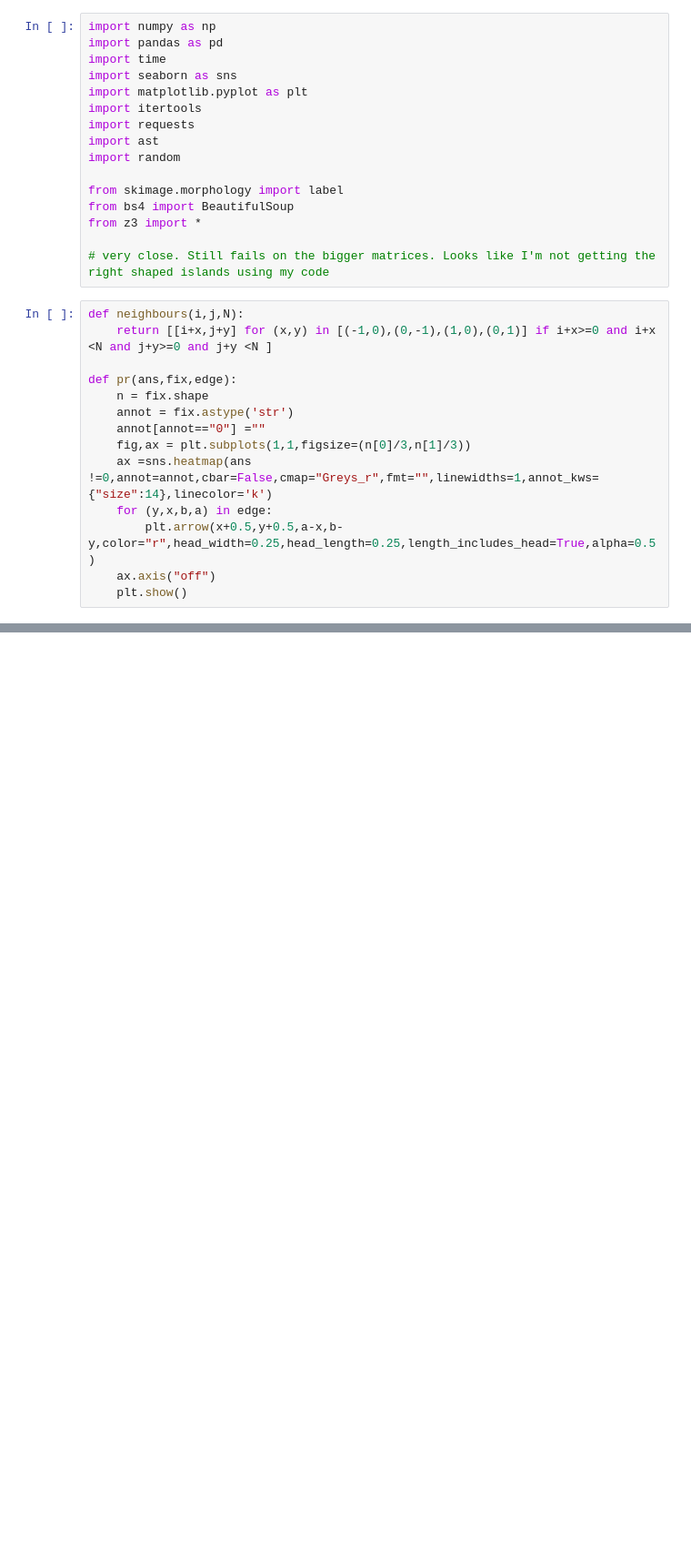
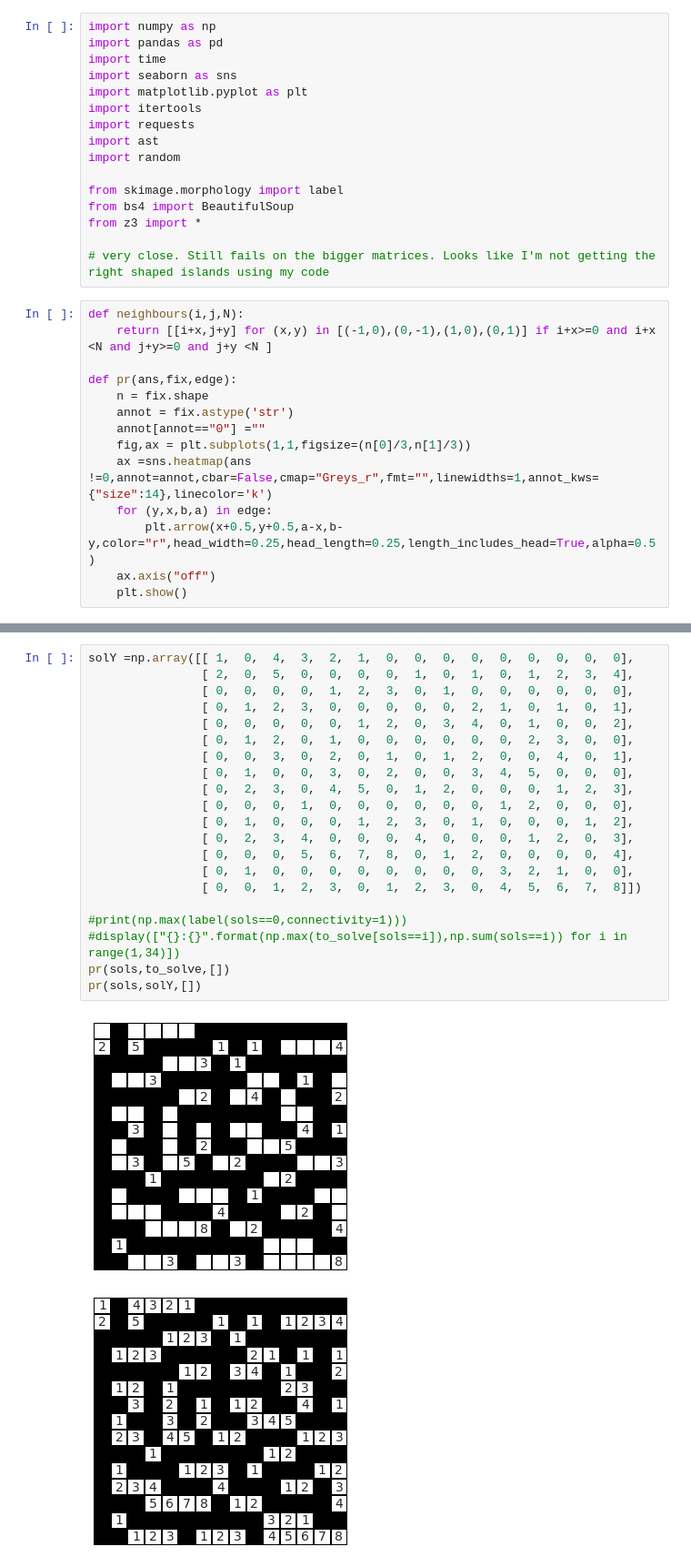
Before and after one commit to gowen100/Public-Code, a Jupyter notebook: Nurikabe.ipynb, the cells around one changed output, grey strips where cells are left out. Shown at 91% size. Cells and saved outputs as stored; diff of their text form; blank space fills up the shorter version.

```diff
--- a/Nurikabe.ipynb
+++ b/Nurikabe.ipynb
@@ -274,0 +285,24 @@ IndexError: list index out of range
+# %%
+solY =np.array([[ 1,  0,  4,  3,  2,  1,  0,  0,  0,  0,  0,  0,  0,  0,  0],
+                [ 2,  0,  5,  0,  0,  0,  0,  1,  0,  1,  0,  1,  2,  3,  4],
+                [ 0,  0,  0,  0,  1,  2,  3,  0,  1,  0,  0,  0,  0,  0,  0],
+                [ 0,  1,  2,  3,  0,  0,  0,  0,  0,  2,  1,  0,  1,  0,  1],
+                [ 0,  0,  0,  0,  0,  1,  2,  0,  3,  4,  0,  1,  0,  0,  2],
+                [ 0,  1,  2,  0,  1,  0,  0,  0,  0,  0,  0,  2,  3,  0,  0],
+                [ 0,  0,  3,  0,  2,  0,  1,  0,  1,  2,  0,  0,  4,  0,  1],
+                [ 0,  1,  0,  0,  3,  0,  2,  0,  0,  3,  4,  5,  0,  0,  0],
+                [ 0,  2,  3,  0,  4,  5,  0,  1,  2,  0,  0,  0,  1,  2,  3],
+                [ 0,  0,  0,  1,  0,  0,  0,  0,  0,  0,  1,  2,  0,  0,  0],
+                [ 0,  1,  0,  0,  0,  1,  2,  3,  0,  1,  0,  0,  0,  1,  2],
+                [ 0,  2,  3,  4,  0,  0,  0,  4,  0,  0,  0,  1,  2,  0,  3],
+                [ 0,  0,  0,  5,  6,  7,  8,  0,  1,  2,  0,  0,  0,  0,  4],
+                [ 0,  1,  0,  0,  0,  0,  0,  0,  0,  0,  3,  2,  1,  0,  0],
+                [ 0,  0,  1,  2,  3,  0,  1,  2,  3,  0,  4,  5,  6,  7,  8]])
+
+#print(np.max(label(sols==0,connectivity=1)))
+#display(["{}:{}".format(np.max(to_solve[sols==i]),np.sum(sols==i)) for i in range(1,34)])
+pr(sols,to_solve,[])
+pr(sols,solY,[])
+# %% [output]
+[figure, added]
+[figure, added]
```
Also changed, not shown: parts of 10 cells of this notebook.
